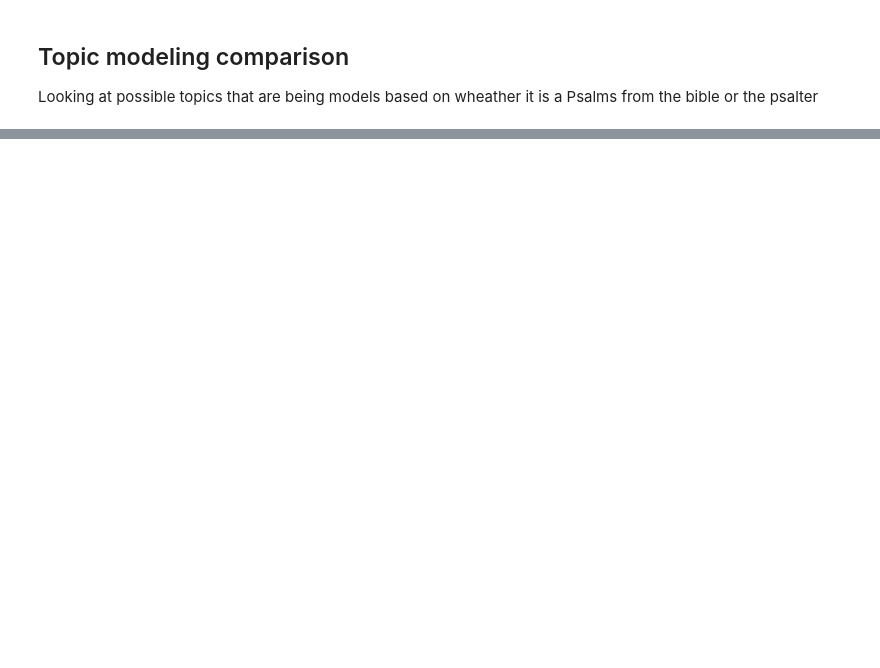
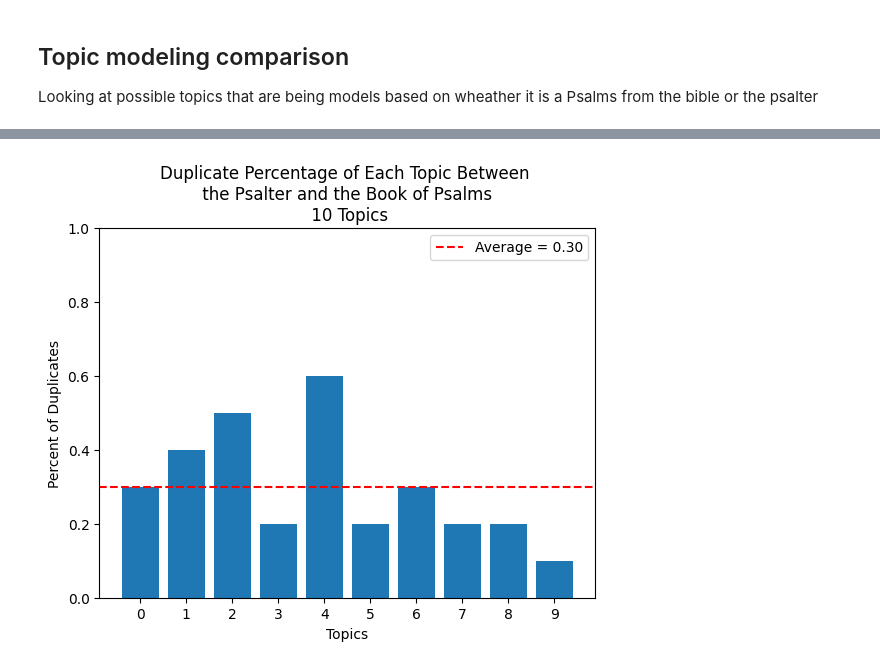
Before and after one commit to cwc09262/psalms-text-comparison, a Jupyter notebook: BERTopic.ipynb, the cells around one changed output, grey strips where cells are left out. Cells and saved outputs as stored; diff of their text form; code cells hidden in the pictures; blank space fills up the shorter version.

```diff
--- a/BERTopic.ipynb
+++ b/BERTopic.ipynb
@@ -713,0 +829,4 @@ overall_topics
+# %%
+psalter_topic_words = topic_model.get_topics()
+
+# topic_words
@@ -713,0 +893,4 @@ overall_topics
+# %%
+overall_topics = pd.concat([bible_df_topics10, df_topics10_psalter], axis=1, join='outer').T.drop_duplicates().T
+
+overall_topics
@@ -713,0 +928,11 @@ overall_topics
+# %%
+rows = []
+
+for i in range(len(duplicates_per_topic)):
+    rows.append({
+        "Topic": i,
+        "Percentage of Duplicates": duplicates_per_topic[i] / 10
+    })
+
+dup_percentages = pd.DataFrame(rows)
+dup_percentages
@@ -713,0 +951,30 @@ overall_topics
+# %%
+import matplotlib.pyplot as plt
+
+fig, ax = plt.subplots()
+
+ax.bar(
+    dup_percentages["Topic"],
+    dup_percentages["Percentage of Duplicates"]
+)
+
+ax.set_ylim(0, 1)
+
+avg = dup_percentages["Percentage of Duplicates"].mean()
+
+ax.axhline(avg, color='red', linestyle='--', label=f'Average = {avg:.2f}')
+
+ax.set_xlabel('Topics')
+ax.set_ylabel('Percent of Duplicates')
+ax.set_title('Duplicate Percentage of Each Topic Between \n the Psalter and the Book of Psalms \n 10 Topics')
+
+ax.set_xticks(dup_percentages["Topic"])
+
+ax.legend()
+
+# IMPORTANT: save figure object
+topic10_duplicate_plot = fig
+
+plt.show()
+# %% [output]
+[figure, added]
```
Also changed, not shown: parts of 71 cells of this notebook.
